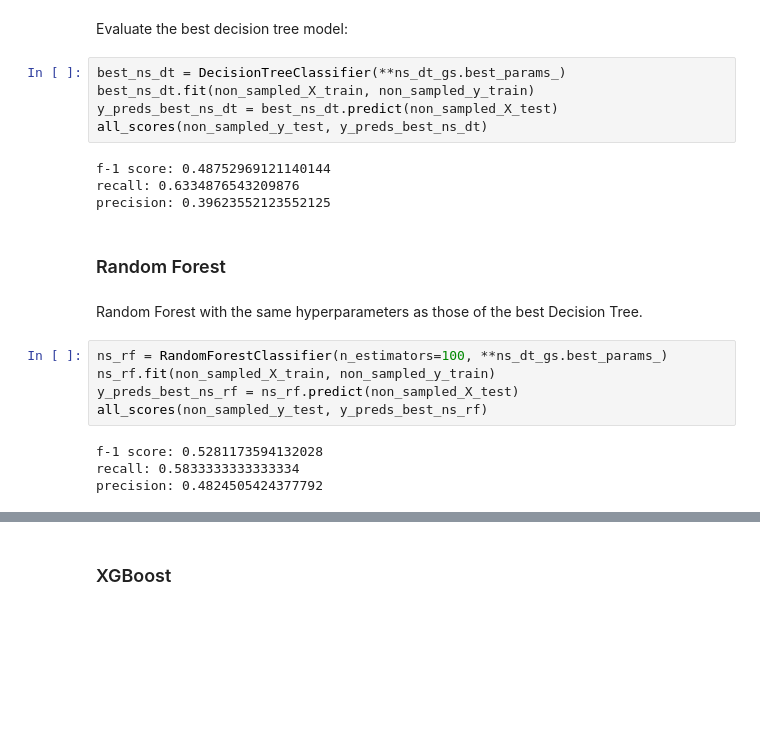
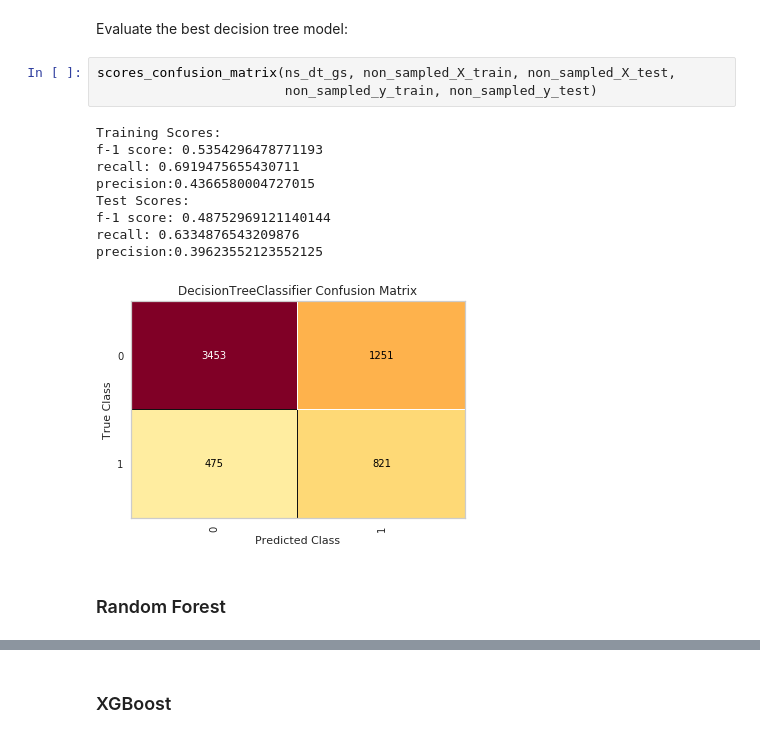
Before and after one commit to nt-ds/default-of-credit-card-clients, a Jupyter notebook: notebooks/3.0-models-transformed-data.ipynb, the cells around one changed output, grey strips where cells are left out. Saved outputs shown, nothing was run; the diff lists cells and outputs as text; blank space fills up the shorter version.

```diff
--- a/notebooks/3.0-models-transformed-data.ipynb
+++ b/notebooks/3.0-models-transformed-data.ipynb
@@ -221,25 +226,18 @@ ns_dt_gs.best_params_
  'random_state': 42}
 # %% [markdown]
 Evaluate the best decision tree model:
-# %%
-best_ns_dt = DecisionTreeClassifier(**ns_dt_gs.best_params_)
-best_ns_dt.fit(non_sampled_X_train, non_sampled_y_train)
-y_preds_best_ns_dt = best_ns_dt.predict(non_sampled_X_test)
-all_scores(non_sampled_y_test, y_preds_best_ns_dt)
-# %% [output]
-f-1 score: 0.48752969121140144
-recall: 0.6334876543209876
-precision: 0.39623552123552125
+# %%
+scores_confusion_matrix(ns_dt_gs, non_sampled_X_train, non_sampled_X_test,
+                        non_sampled_y_train, non_sampled_y_test)
+# %% [output]
+Training Scores:
+f-1 score: 0.5354296478771193
+recall: 0.6919475655430711
+precision:0.4366580004727015
+Test Scores:
+f-1 score: 0.48752969121140144
+recall: 0.6334876543209876
+precision:0.39623552123552125
+[figure, added]
 # %% [markdown]
 ### Random Forest
-# %% [markdown]
-Random Forest with the same hyperparameters as those of the best Decision Tree.
-# %%
-ns_rf = RandomForestClassifier(n_estimators=100, **ns_dt_gs.best_params_)
-ns_rf.fit(non_sampled_X_train, non_sampled_y_train)
-y_preds_best_ns_rf = ns_rf.predict(non_sampled_X_test)
-all_scores(non_sampled_y_test, y_preds_best_ns_rf)
-# %% [output]
-f-1 score: 0.5281173594132028
-recall: 0.5833333333333334
-precision: 0.4824505424377792
```
Also changed, not shown: parts of 60 cells of this notebook.
